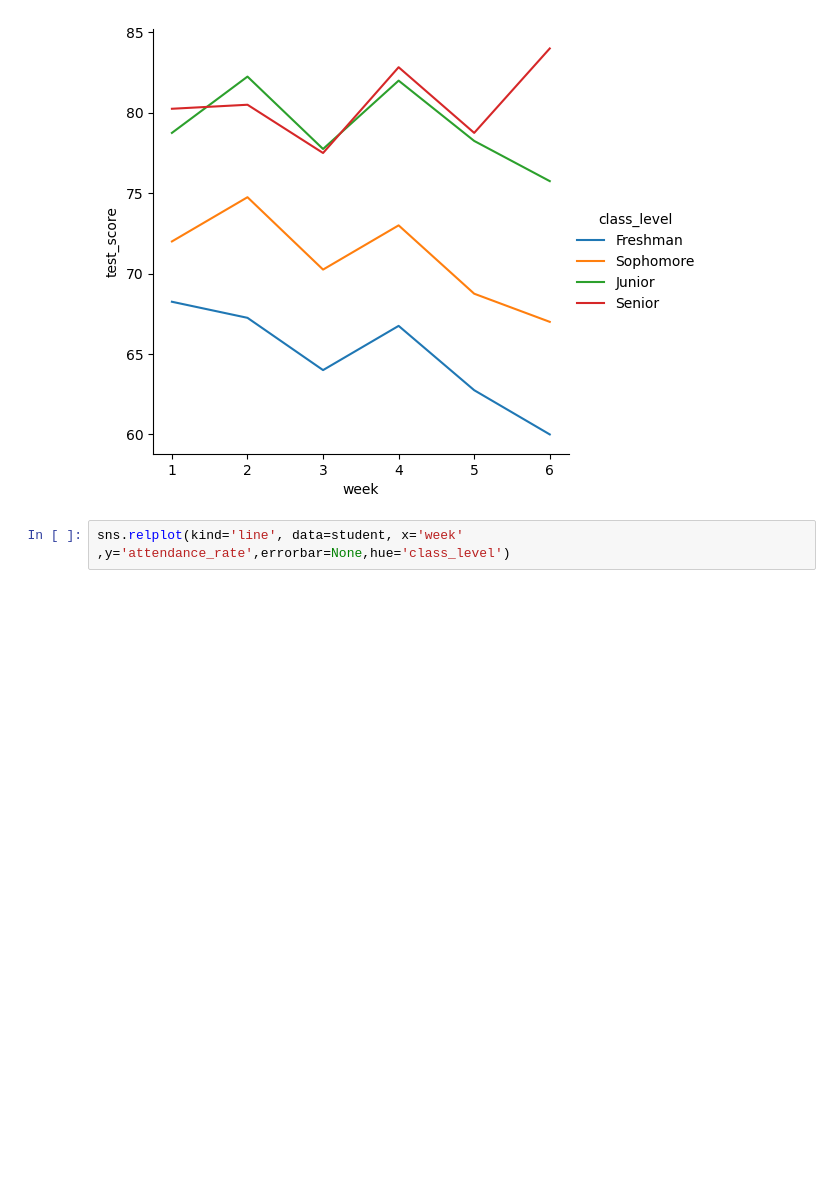
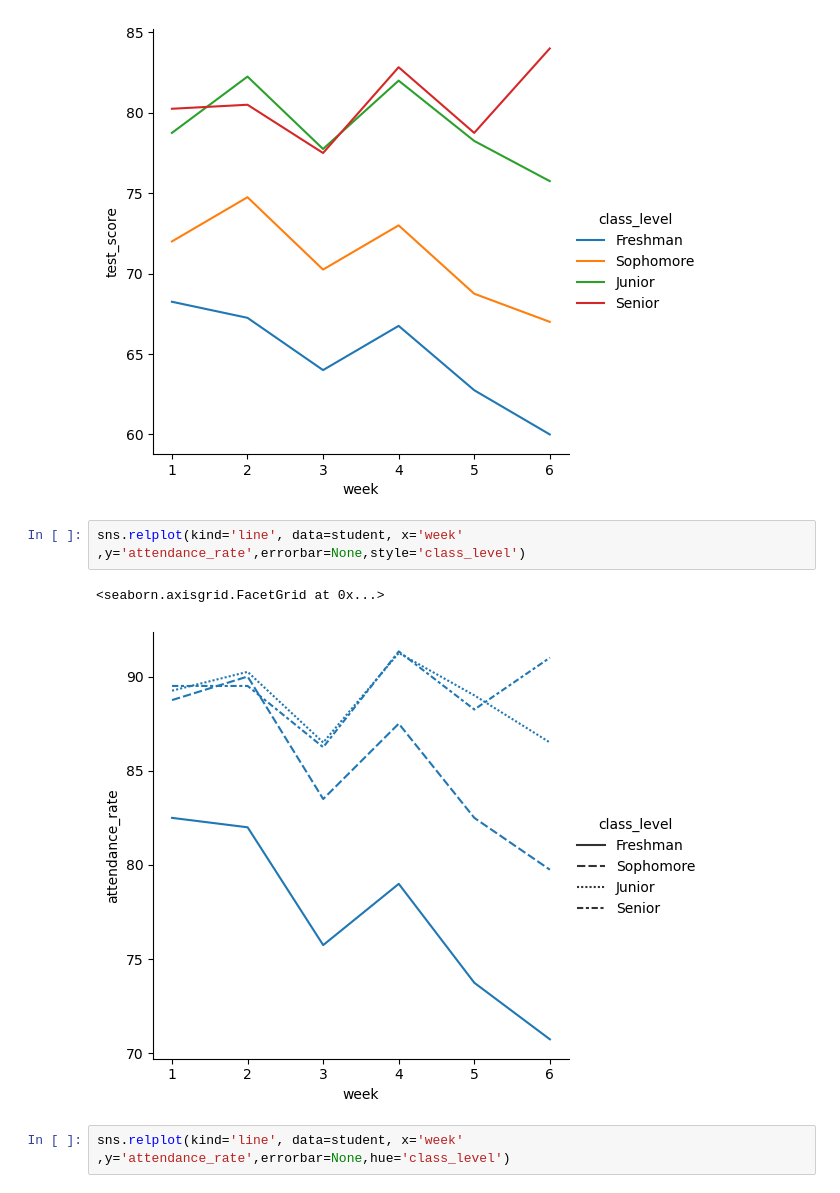
Before and after one commit to rabeyanoor/AI-ML, a Jupyter notebook: Week-4/Module_16.ipynb, the cells around one changed output. Saved outputs shown, nothing was run; the diff lists cells and outputs as text; blank space fills up the shorter version.

```diff
--- a/Week-4/Module_16.ipynb
+++ b/Week-4/Module_16.ipynb
@@ -57,6 +57,11 @@ sns.relplot(kind='line', data=student, x='week' ,y='test_score',errorbar=None,hu
 # %% [output]
 <seaborn.axisgrid.FacetGrid at 0x...>
 [figure]
+# %%
+sns.relplot(kind='line', data=student, x='week' ,y='attendance_rate',errorbar=None,style='class_level')
+# %% [output]
+<seaborn.axisgrid.FacetGrid at 0x...>
+[figure, added]
 # %%
 sns.relplot(kind='line', data=student, x='week' ,y='attendance_rate',errorbar=None,hue='class_level')
 # %% [output]
```
Also changed, not shown: 2 other files.
